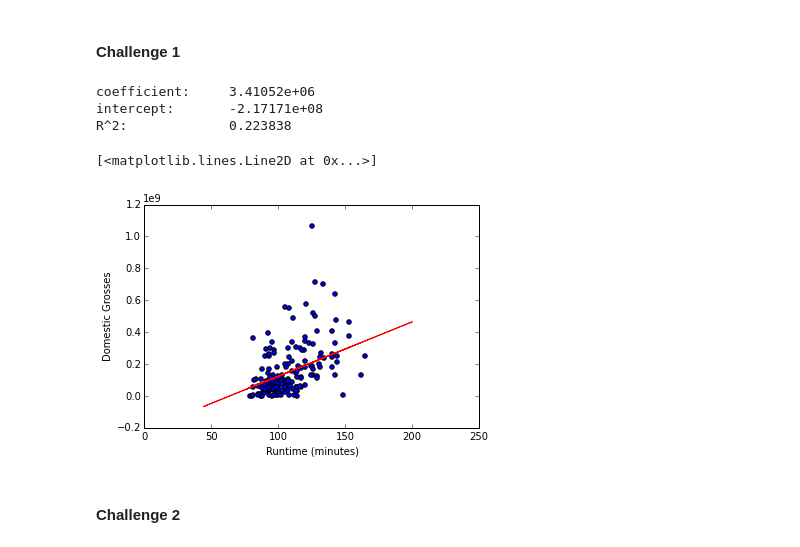
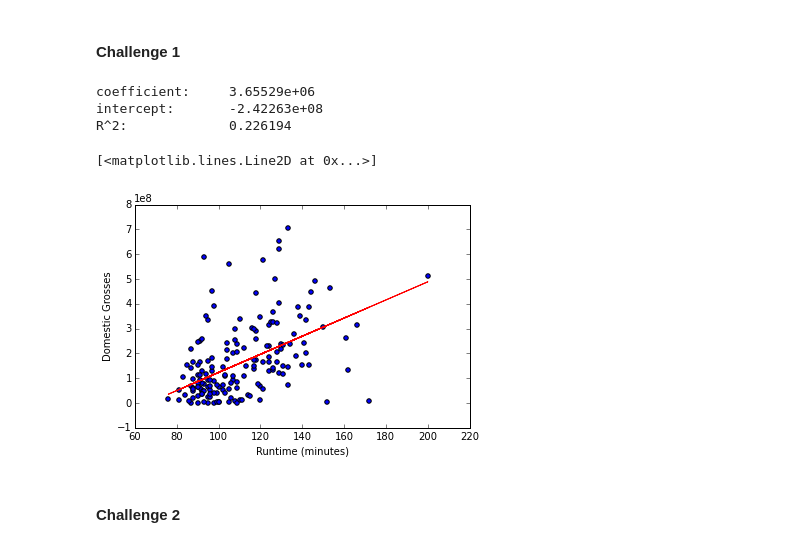
Before and after one commit to drschwenk/film_grosses, a Jupyter notebook: challenges/eda_challenges.ipynb, the cells around one changed output. Saved outputs shown, nothing was run; the diff lists cells and outputs as text; code cells hidden in the pictures.

```diff
--- a/challenges/eda_challenges.ipynb
+++ b/challenges/eda_challenges.ipynb
@@ -157,38 +138,40 @@ Name: domestic_total_gross, dtype: float64
 # %%
 # import statsmodels.formula.api as sm
 from sklearn.cross_validation import train_test_split
+from sklearn.linear_model import LinearRegression
+
 
 budget_df = df_complete[pd.notnull(df_complete['runtime'])]
 var_lab = list(budget_df.columns.values)
 
 train, test = train_test_split(budget_df, test_size = 0.25)
 
 train_df = pd.DataFrame(train,columns=var_lab)
 test_df = pd.DataFrame(test,columns=var_lab)
 
 
 X_train = train_df[['runtime']]
 Y_train = train_df[['domestic_total_gross']]
 
 X_test = test_df[['runtime']]
 Y_test = test_df[['domestic_total_gross']]
 
 sk_linmodel = LinearRegression()
 sk_linmodel.fit(X_train,Y_train)
 
 print 'coefficient:\t %g'% sk_linmodel.coef_
 print 'intercept:\t %g'  % sk_linmodel.intercept_
-print 'R^2:      \t %g'  % sk_linmodel.score(X, Y)
+print 'R^2:      \t %g'  % sk_linmodel.score(X_train, Y_train)
 
 plt.scatter(X_test, Y_test)
 plt.xlabel('Runtime (minutes)')
 plt.ylabel('Domestic Grosses')
-plt.plot(X_train, sk_linmodel.predict(X_train), 'r')
+plt.plot(X_test, sk_linmodel.predict(X_test), 'r')
 # %% [output]
-coefficient:     3.41052e+06
-intercept:       -2.17171e+08
-R^2:             0.223838
+coefficient:     3.65529e+06
+intercept:       -2.42263e+08
+R^2:             0.226194
 [<matplotlib.lines.Line2D at 0x...>]
-[figure, old version]
+[figure, new version]
 # %% [markdown]
 #### Challenge 2
```
Also changed, not shown: parts of 6 cells of this notebook.
